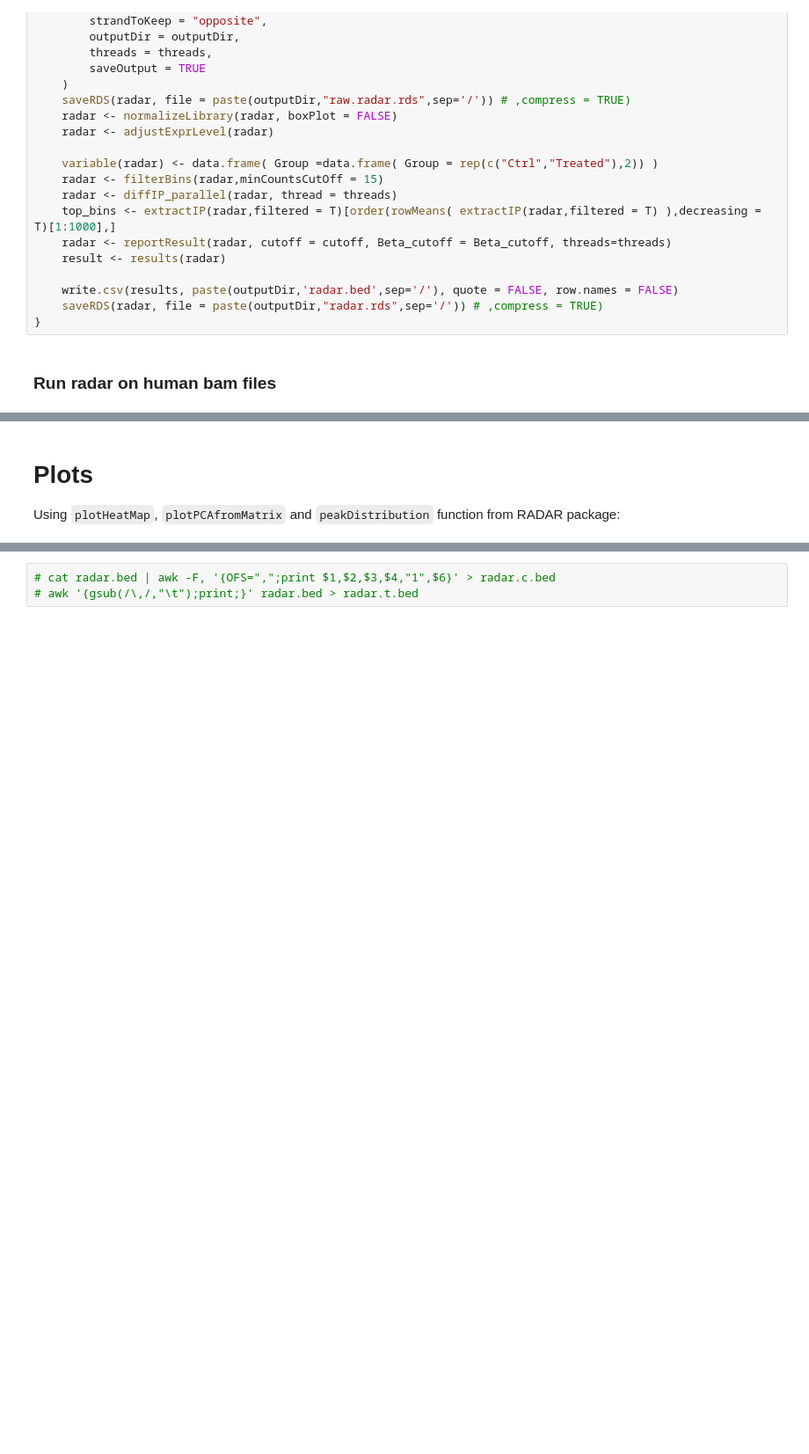
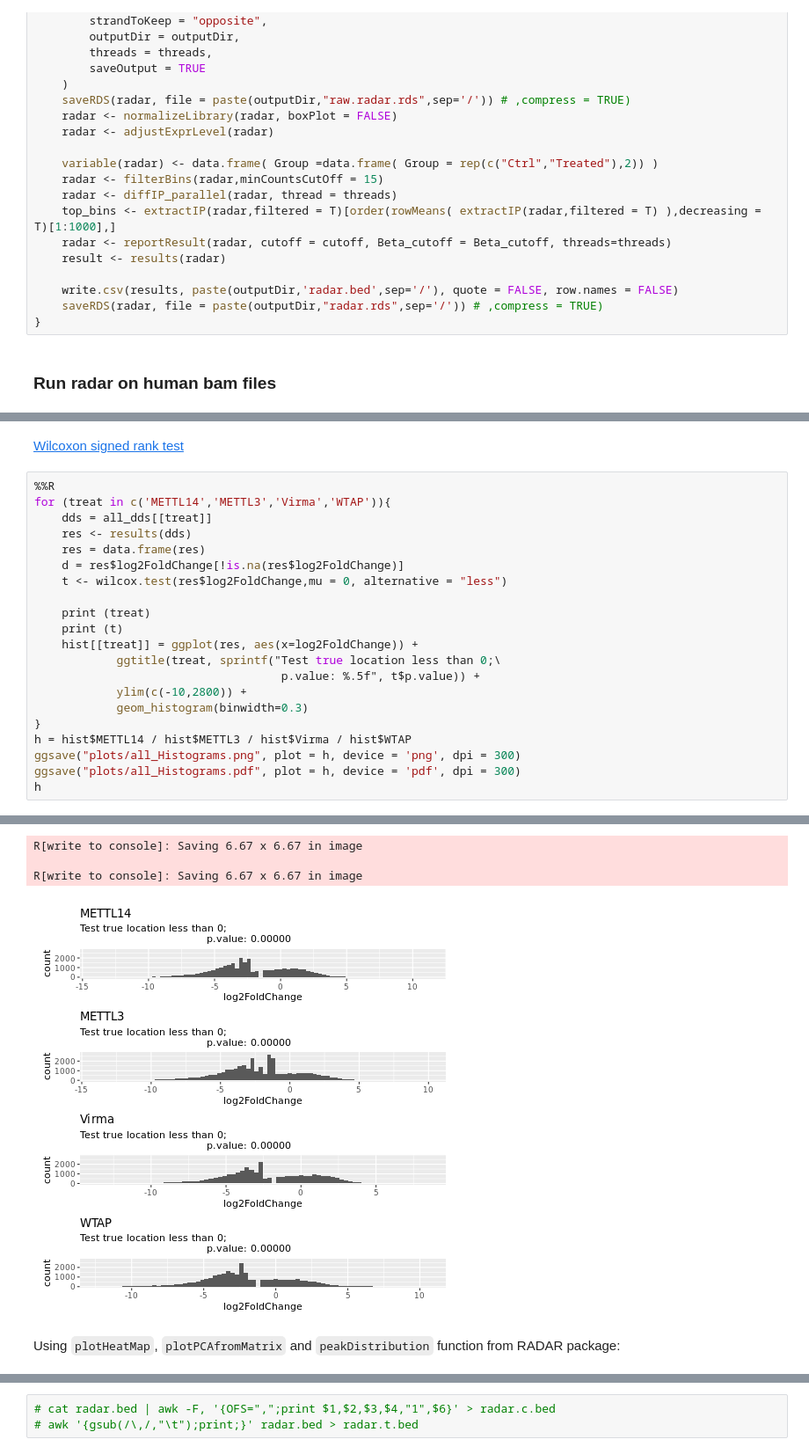
Before and after one commit to goodarzilab/Abe, a Jupyter notebook: People/Judd/notebook.ipynb, the cells around one changed output, grey strips where cells are left out. Shown at 88% size. Cells and saved outputs as stored; diff of their text form; blank space fills up the shorter version.

```diff
--- a/People/Judd/notebook.ipynb
+++ b/People/Judd/notebook.ipynb
@@ -219,0 +411,24 @@ There are 6961 reported differential loci at FDR < 0.1 and logFoldChange > 0.5.
+# %% [markdown]
+[Wilcoxon signed rank test](http://www.sthda.com/english/wiki/one-sample-wilcoxon-signed-rank-test-in-r)
+# %%
+%%R
+for (treat in c('METTL14','METTL3','Virma','WTAP')){
+    dds = all_dds[[treat]]
+    res <- results(dds)
+    res = data.frame(res)
+    d = res$log2FoldChange[!is.na(res$log2FoldChange)]
+    t <- wilcox.test(res$log2FoldChange,mu = 0, alternative = "less")
+
+    print (treat)
+    print (t)
+    hist[[treat]] = ggplot(res, aes(x=log2FoldChange)) +
+            ggtitle(treat, sprintf("Test true location less than 0;\
+                                    p.value: %.5f", t$p.value)) +
+            ylim(c(-10,2800)) +
+            geom_histogram(binwidth=0.3)
+}
+h = hist$METTL14 / hist$METTL3 / hist$Virma / hist$WTAP
+ggsave("plots/all_Histograms.png", plot = h, device = 'png', dpi = 300)
+ggsave("plots/all_Histograms.pdf", plot = h, device = 'pdf', dpi = 300)
+h
+# %% [output]
@@ -220,4 +452,7 @@ There are 6961 reported differential loci at FDR < 0.1 and logFoldChange > 0.5.
+R[write to console]: Saving 6.67 x 6.67 in image
+
+R[write to console]: Saving 6.67 x 6.67 in image
+[figure, added]
 # %% [markdown]
-# Plots
 Using `plotHeatMap`, `plotPCAfromMatrix` and `peakDistribution` function from RADAR package:
 # %%
```
Also changed, not shown: parts of 46 cells of this notebook, 17 other files.
